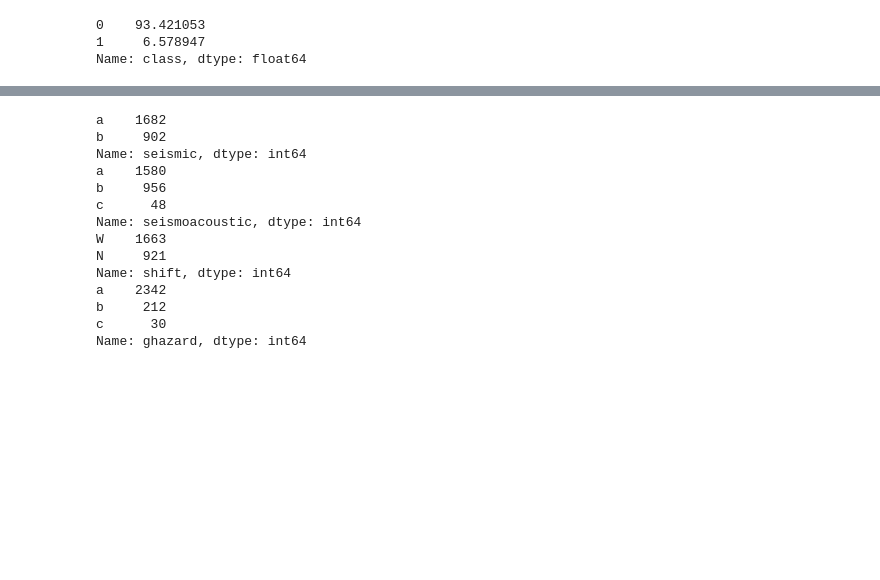
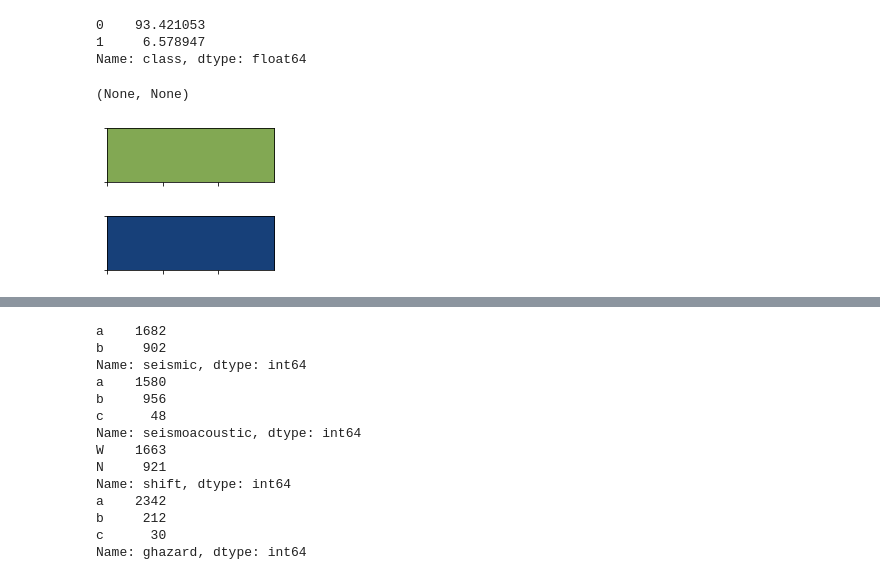
Before and after one commit to royn5618/Medium_Blog_Codes, a Jupyter notebook: Predicting Hazardrous Seismic Bumps/Predicting_Seismic_Bumps.ipynb, the cells around one changed output, grey strips where cells are left out. Cells and saved outputs as stored; diff of their text form; code cells hidden in the pictures; blank space fills up the shorter version.

```diff
--- a/Predicting Hazardrous Seismic Bumps/Predicting_Seismic_Bumps.ipynb
+++ b/Predicting Hazardrous Seismic Bumps/Predicting_Seismic_Bumps.ipynb
@@ -147,3 +156,11 @@ df['class'].value_counts() * 100 /len(df['class'])
 0    93.421053
 1     6.578947
 Name: class, dtype: float64
+# %%
+colors = sns.color_palette([sns.color_palette("gist_earth_r")[2], sns.color_palette("gist_earth_r")[5]])
+# The colors are:
+sns.palplot(sns.color_palette("gist_earth_r")[2]), sns.palplot(sns.color_palette("gist_earth_r")[5])
+# %% [output]
+(None, None)
+[figure, added]
+[figure, added]
```
Also changed, not shown: parts of 14 cells of this notebook, 1 other file.
